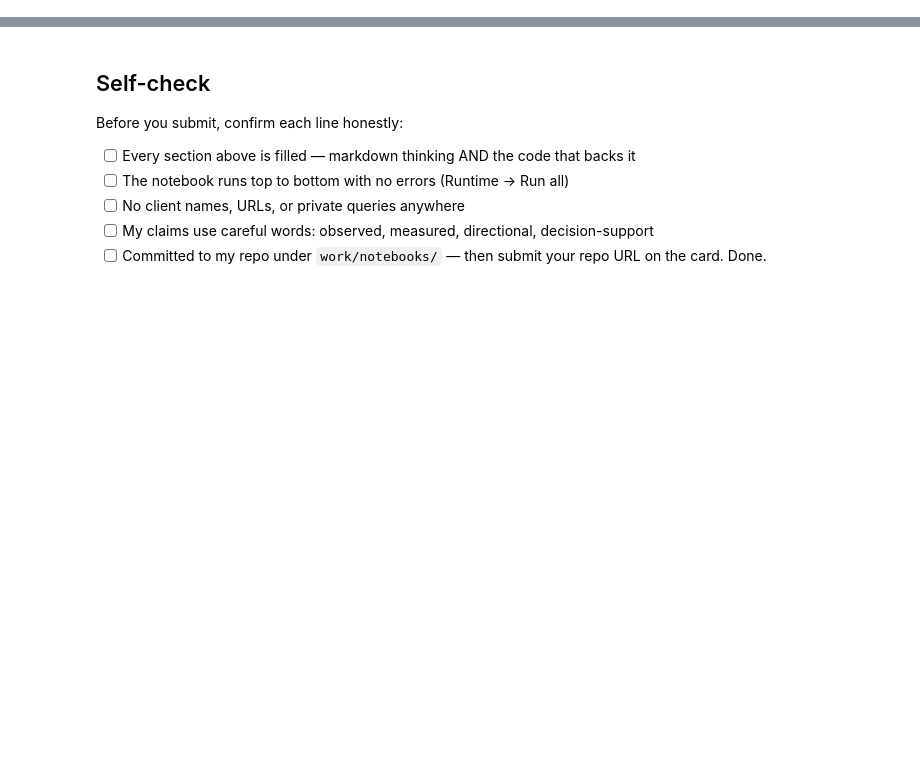
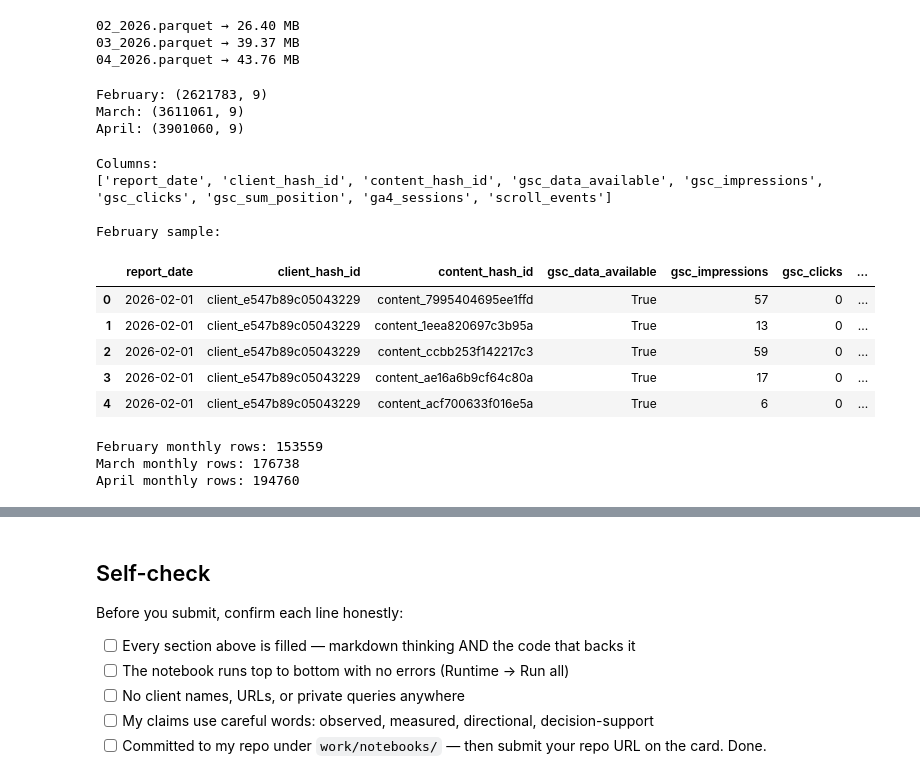
Before and after one commit to Yash1014-code/flyrank-internship-ml, a Jupyter notebook: work/notebooks/w05_model.ipynb, the cells around one changed output, grey strips where cells are left out. Drawn from its saved outputs; the diff is of its cells as text; code cells hidden in the pictures; blank space fills up the shorter version.

```diff
--- a/work/notebooks/w05_model.ipynb
+++ b/work/notebooks/w05_model.ipynb
@@ -12,0 +89,46 @@ This skeleton is yours to fill. Work the sections **in order** — each one has
+# %%
+import os
+
+for month in ["02", "03", "04"]:
+    path = f"/content/{month}_2026.parquet"
+
+    if os.path.exists(path):
+        size_mb = os.path.getsize(path) / (1024 ** 2)
+        print(f"{month}_2026.parquet → {size_mb:.2f} MB")
+    else:
+        print(f"{month}_2026.parquet → NOT FOUND")
+# %% [output]
+02_2026.parquet → 26.40 MB
+03_2026.parquet → 39.37 MB
+04_2026.parquet → 43.76 MB
+# %%
+import pandas as pd
+
+feb = pd.read_parquet("/content/02_2026.parquet")
+mar = pd.read_parquet("/content/03_2026.parquet")
+apr = pd.read_parquet("/content/04_2026.parquet")
+
+print("February:", feb.shape)
+print("March:", mar.shape)
+print("April:", apr.shape)
+# %% [output]
+February: (2621783, 9)
+March: (3611061, 9)
+April: (3901060, 9)
+# %%
+print("Columns:")
+print(feb.columns.tolist())
+
+print("\nFebruary sample:")
+display(feb.head())
+# %% [output]
+Columns:
+['report_date', 'client_hash_id', 'content_hash_id', 'gsc_data_available', 'gsc_impressions', 'gsc_clicks', 'gsc_sum_position', 'ga4_sessions', 'scroll_events']
+
+February sample:
+|  | report_date | client_hash_id | content_hash_id | gsc_data_available | gsc_impressions | gsc_clicks | ... |
+| 0 | 2026-02-01 | client_e547b89c05043229 | content_7995404695ee1ffd | True | 57 | 0 | ... |
+| 1 | 2026-02-01 | client_e547b89c05043229 | content_1eea820697c3b95a | True | 13 | 0 | ... |
+| 2 | 2026-02-01 | client_e547b89c05043229 | content_ccbb253f142217c3 | True | 59 | 0 | ... |
+| 3 | 2026-02-01 | client_e547b89c05043229 | content_ae16a6b9cf64c80a | True | 17 | 0 | ... |
+| 4 | 2026-02-01 | client_e547b89c05043229 | content_acf700633f016e5a | True | 6 | 0 | ... |
@@ -12,0 +164,12 @@ This skeleton is yours to fill. Work the sections **in order** — each one has
+# %%
+feb_monthly = aggregate_monthly(feb)
+mar_monthly = aggregate_monthly(mar)
+apr_monthly = aggregate_monthly(apr)
+
+print("February monthly rows:", len(feb_monthly))
+print("March monthly rows:", len(mar_monthly))
+print("April monthly rows:", len(apr_monthly))
+# %% [output]
+February monthly rows: 153559
+March monthly rows: 176738
+April monthly rows: 194760
```
Also changed, not shown: parts of 28 cells of this notebook.
